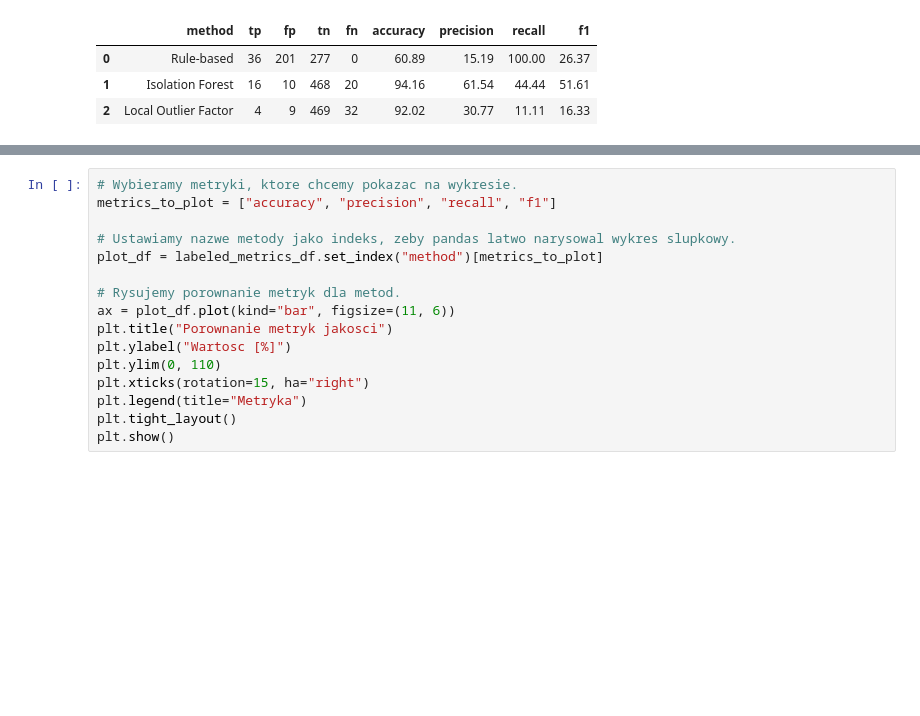
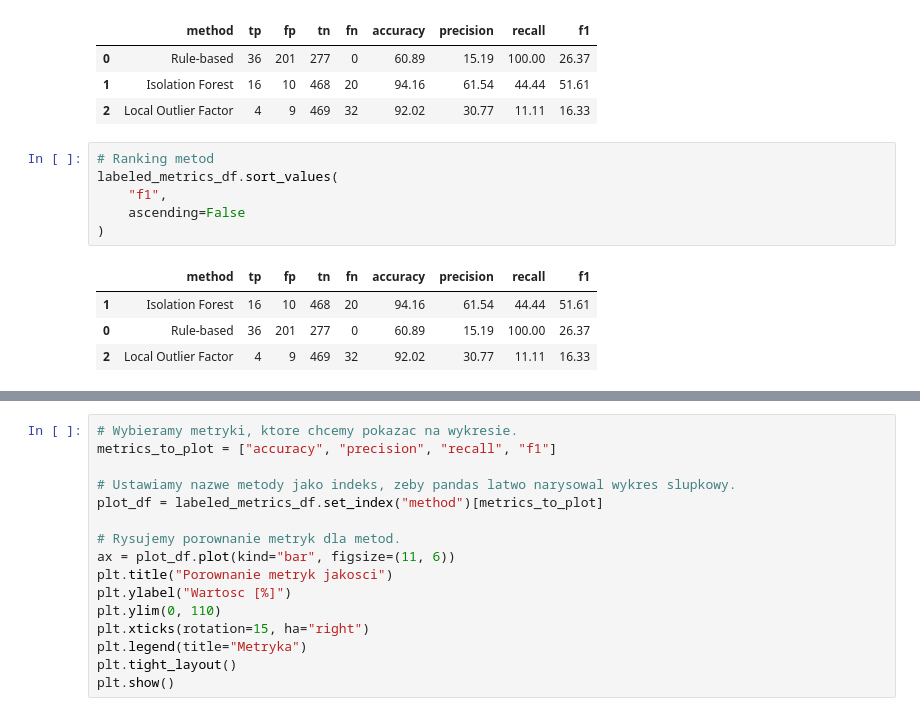
Before and after one commit to lukaskierzek/bihso_project, a Jupyter notebook: notebooks/presentation.ipynb, the cells around one changed output, grey strips where cells are left out. Saved outputs shown, nothing was run; the diff lists cells and outputs as text; blank space fills up the shorter version.

```diff
--- a/notebooks/presentation.ipynb
+++ b/notebooks/presentation.ipynb
@@ -428,3 +447,14 @@ labeled_metrics_df
 | 0 | Rule-based | 36 | 201 | 277 | 0 | 60.89 | 15.19 | 100.00 | 26.37 |
 | 1 | Isolation Forest | 16 | 10 | 468 | 20 | 94.16 | 61.54 | 44.44 | 51.61 |
 | 2 | Local Outlier Factor | 4 | 9 | 469 | 32 | 92.02 | 30.77 | 11.11 | 16.33 |
+# %%
+# Ranking metod
+labeled_metrics_df.sort_values(
+    "f1",
+    ascending=False
+)
+# %% [output]
+|  | method | tp | fp | tn | fn | accuracy | precision | recall | f1 |
+| 1 | Isolation Forest | 16 | 10 | 468 | 20 | 94.16 | 61.54 | 44.44 | 51.61 |
+| 0 | Rule-based | 36 | 201 | 277 | 0 | 60.89 | 15.19 | 100.00 | 26.37 |
+| 2 | Local Outlier Factor | 4 | 9 | 469 | 32 | 92.02 | 30.77 | 11.11 | 16.33 |
```
Also changed, not shown: parts of 6 cells of this notebook.
